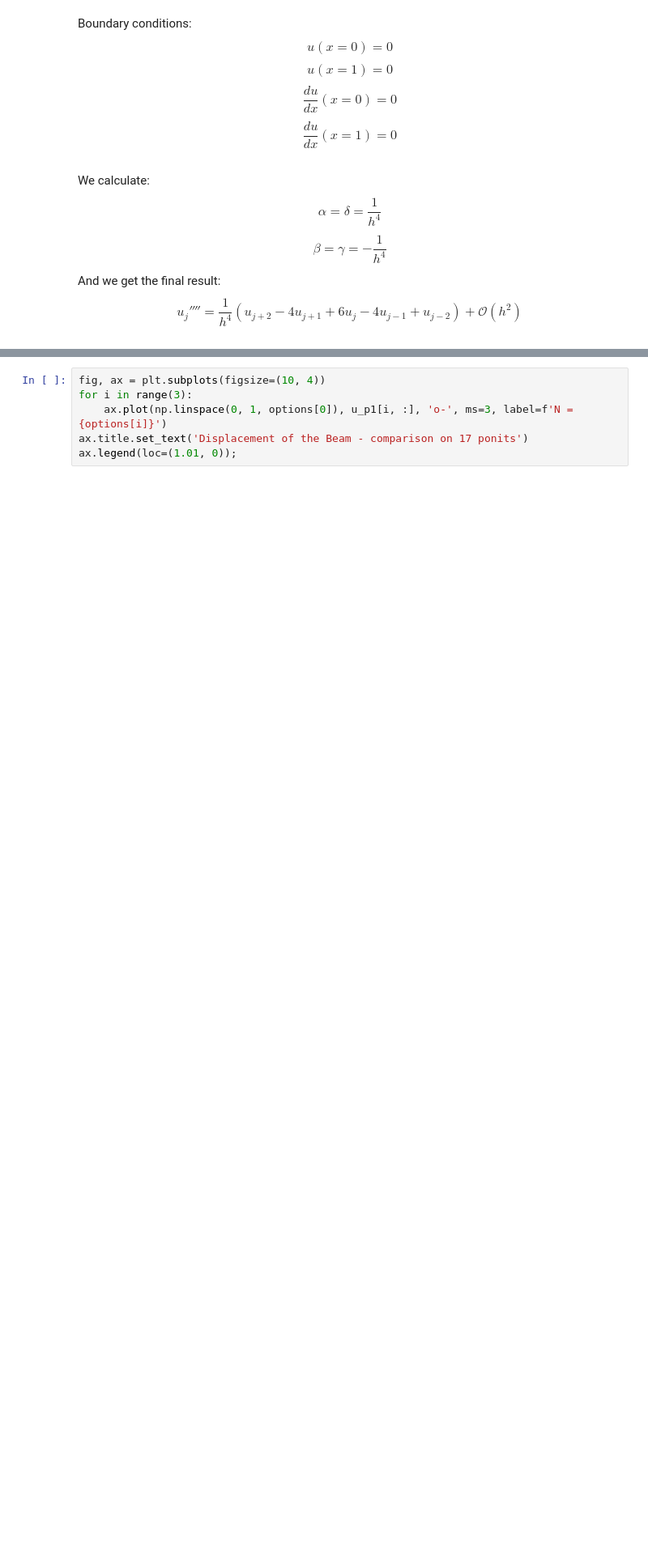
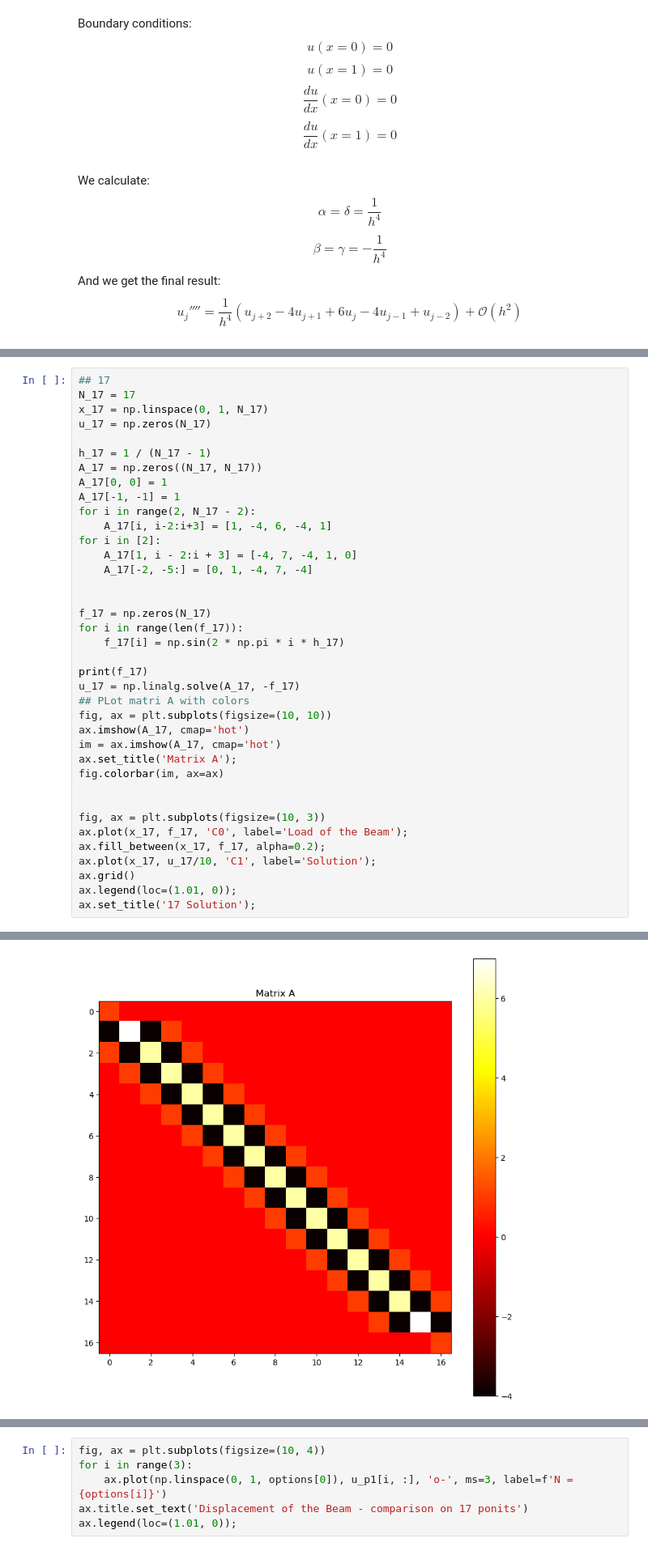
Before and after one commit to markotacer/pypinm, a Jupyter notebook: Twente/Numerical methods/Asisignment_1/main.ipynb, the cells around one changed output, grey strips where cells are left out. Shown: that part at 81% size. Drawn from its saved outputs; the diff is of its cells as text; blank space fills up the shorter version.

```diff
--- a/Twente/Numerical methods/Asisignment_1/main.ipynb
+++ b/Twente/Numerical methods/Asisignment_1/main.ipynb
@@ -74,0 +131,39 @@ On the right (in point $u_{N-1}$) we get
+# %%
+## 17
+N_17 = 17
+x_17 = np.linspace(0, 1, N_17)
+u_17 = np.zeros(N_17)
+
+h_17 = 1 / (N_17 - 1)
+A_17 = np.zeros((N_17, N_17))
+A_17[0, 0] = 1
+A_17[-1, -1] = 1
+for i in range(2, N_17 - 2):
+    A_17[i, i-2:i+3] = [1, -4, 6, -4, 1]
+for i in [2]:
+    A_17[1, i - 2:i + 3] = [-4, 7, -4, 1, 0]
+    A_17[-2, -5:] = [0, 1, -4, 7, -4]
+
+
+f_17 = np.zeros(N_17)
+for i in range(len(f_17)):
+    f_17[i] = np.sin(2 * np.pi * i * h_17)
+
+print(f_17)
+u_17 = np.linalg.solve(A_17, -f_17)
+## PLot matri A with colors
+fig, ax = plt.subplots(figsize=(10, 10))
+ax.imshow(A_17, cmap='hot')
+im = ax.imshow(A_17, cmap='hot')
+ax.set_title('Matrix A');
+fig.colorbar(im, ax=ax)
+
+
+fig, ax = plt.subplots(figsize=(10, 3))
+ax.plot(x_17, f_17, 'C0', label='Load of the Beam');
+ax.fill_between(x_17, f_17, alpha=0.2);
+ax.plot(x_17, u_17/10, 'C1', label='Solution');
+ax.grid()
+ax.legend(loc=(1.01, 0));
+ax.set_title('17 Solution');
+# %% [output]
@@ -74,0 +175 @@ On the right (in point $u_{N-1}$) we get
+[figure, added]
```
Also changed, not shown: parts of 39 cells of this notebook, 6 other files.
